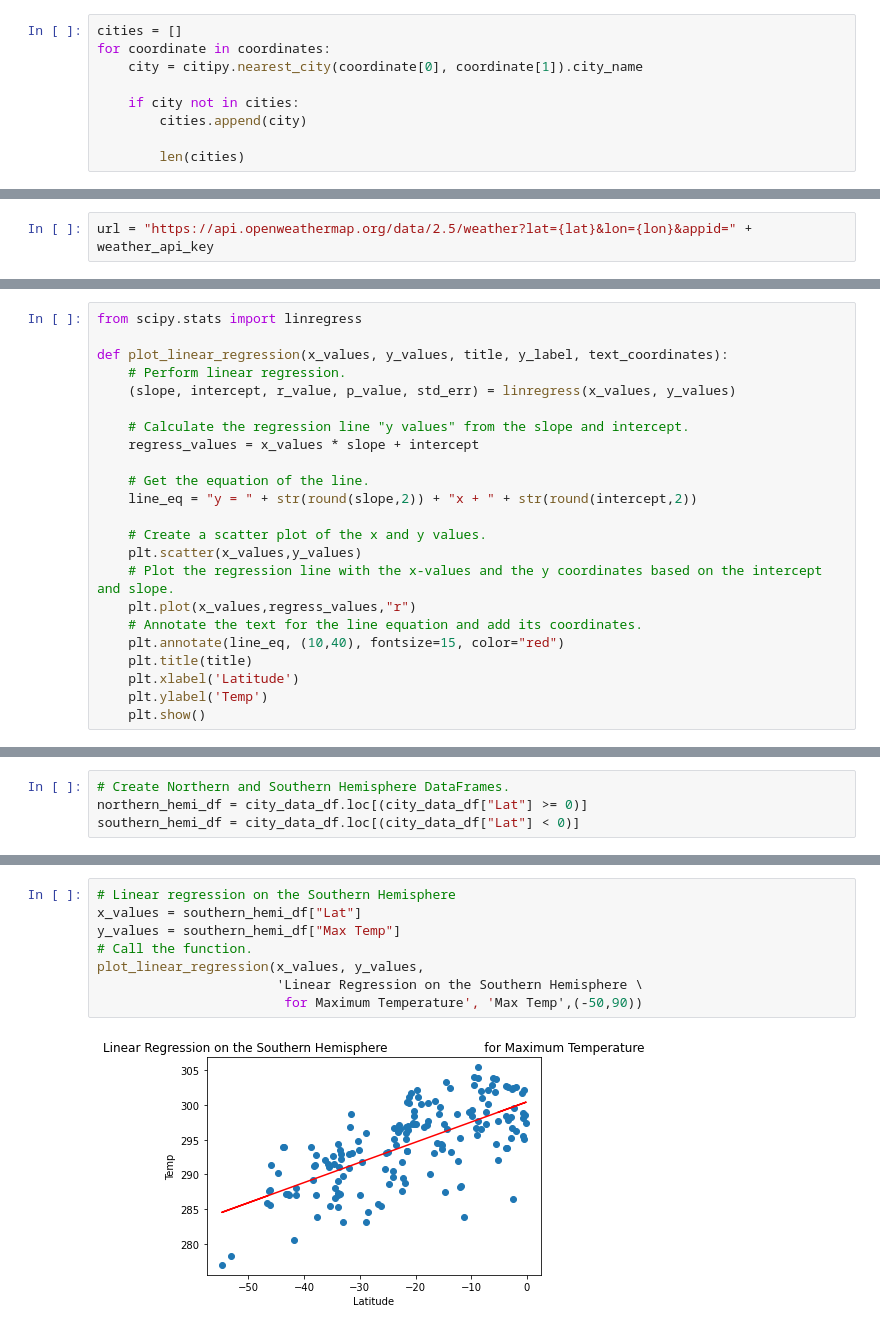
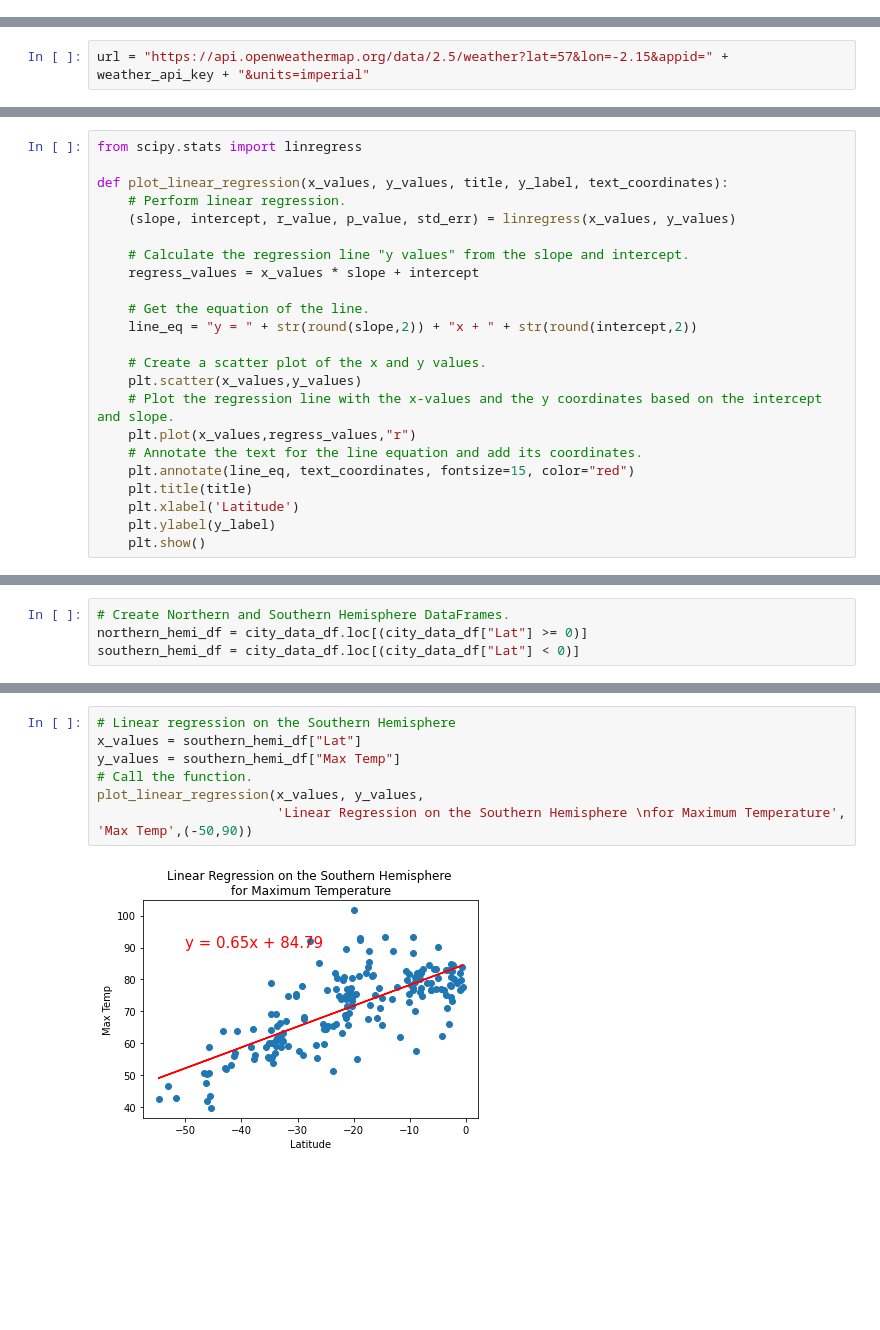
Before and after one commit to Bransblu/World_Weather_Analysis, a Jupyter notebook: WeatherPy.ipynb, the cells around one changed output, grey strips where cells are left out. Drawn from its saved outputs; the diff is of its cells as text; blank space fills up the shorter version.

```diff
--- a/WeatherPy.ipynb
+++ b/WeatherPy.ipynb
@@ -15,15 +20,6 @@ lat_lngs
 # %%
 # Add the latitudes and longitudes to a list.
 coordinates = list(lat_lngs)
-# %%
-cities = []
-for coordinate in coordinates:
-    city = citipy.nearest_city(coordinate[0], coordinate[1]).city_name
-
-    if city not in cities:
-        cities.append(city)
-
-        len(cities)
 # %%
 # Create a list for holding the cities.
 cities = []
@@ -47,5 +37,5 @@ from config import weather_api_key
 # %%
-url = "https://api.openweathermap.org/data/2.5/weather?lat={lat}&lon={lon}&appid=" + weather_api_key
+url = "https://api.openweathermap.org/data/2.5/weather?lat=57&lon=-2.15&appid=" + weather_api_key + "&units=imperial"
 # %%
 # Create an empty list to hold the weather data.
 city_data = []
@@ -256,10 +245,10 @@ def plot_linear_regression(x_values, y_values, title, y_label, text_coordinates)
     # Plot the regression line with the x-values and the y coordinates based on the intercept and slope.
     plt.plot(x_values,regress_values,"r")
     # Annotate the text for the line equation and add its coordinates.
-    plt.annotate(line_eq, (10,40), fontsize=15, color="red")
+    plt.annotate(line_eq, text_coordinates, fontsize=15, color="red")
     plt.title(title)
     plt.xlabel('Latitude')
-    plt.ylabel('Temp')
+    plt.ylabel(y_label)
     plt.show()
 # %%
 index13 = city_data_df.loc[13]
@@ -291,13 +280,12 @@ plot_linear_regression(x_values, y_values,
 # %%
 # Linear regression on the Southern Hemisphere
 x_values = southern_hemi_df["Lat"]
 y_values = southern_hemi_df["Max Temp"]
 # Call the function.
 plot_linear_regression(x_values, y_values,
-                       'Linear Regression on the Southern Hemisphere \
-                        for Maximum Temperature', 'Max Temp',(-50,90))
+                       'Linear Regression on the Southern Hemisphere \nfor Maximum Temperature', 'Max Temp',(-50,90))
 # %% [output]
-[figure, old version]
+[figure, new version]
 # %%
 # Linear regression on the Northern Hemisphere
 x_values = northern_hemi_df["Lat"]
```
Also changed, not shown: parts of 18 cells of this notebook, 1 other file.
